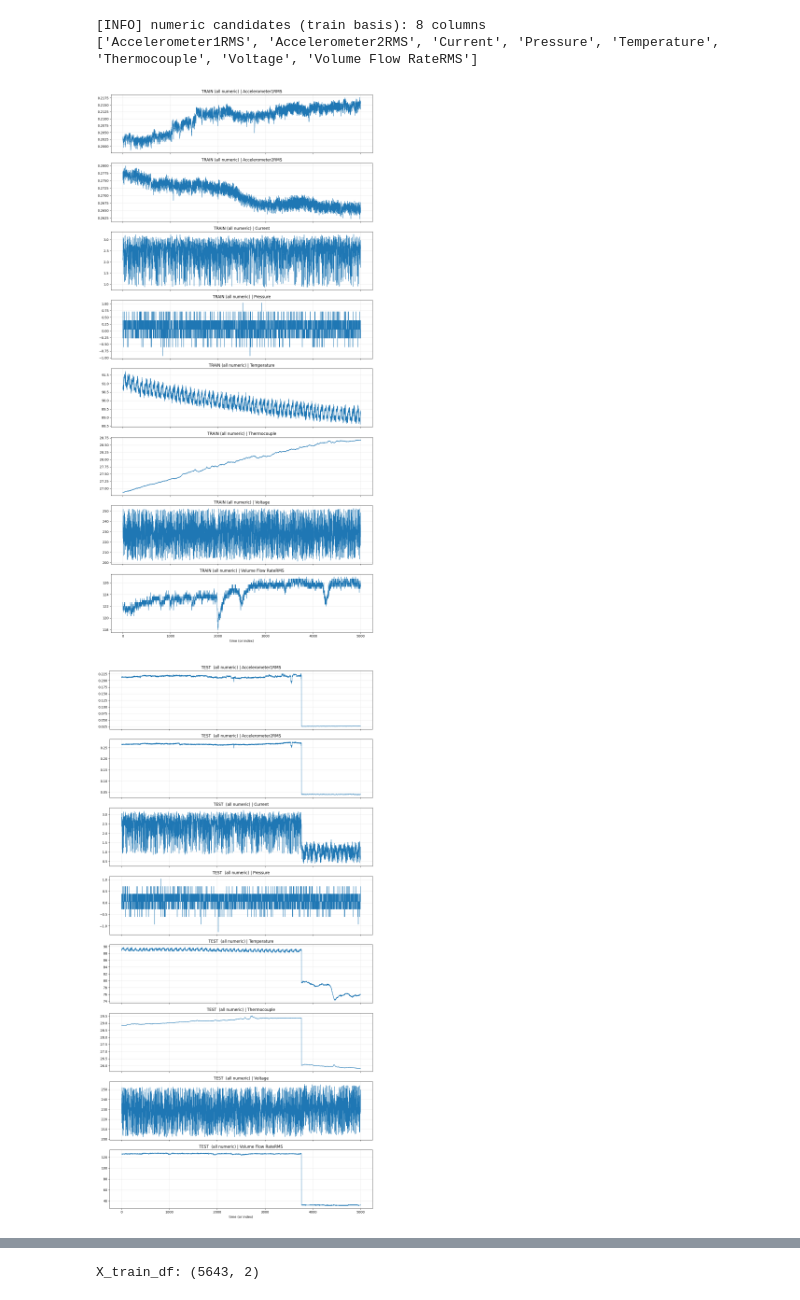
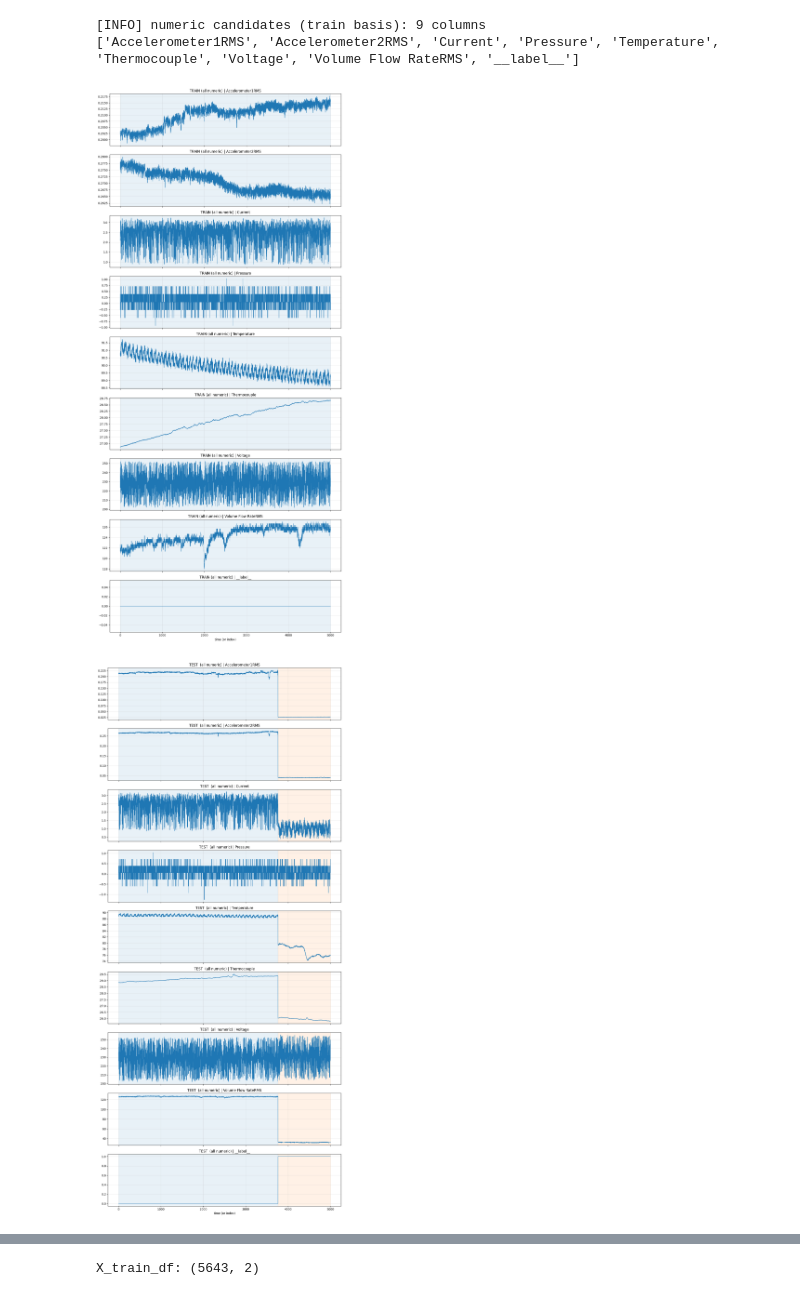
Before and after one commit to pal20010116/mystudy_alibi, a Jupyter notebook: notebooks/ドリフト検出/test_7_MMDのテンプレ.ipynb, the cells around one changed output, grey strips where cells are left out. Drawn from its saved outputs; the diff is of its cells as text; code cells hidden in the pictures.

```diff
--- a/notebooks/ドリフト検出/test_7_MMDのテンプレ.ipynb
+++ b/notebooks/ドリフト検出/test_7_MMDのテンプレ.ipynb
@@ -39,4 +163,18 @@ LABEL_COL = None                      # 例: "label"（複数ラベル可）。
 # %%
+
+# ============================================================
+# ① データの読み込み：ユーザー設定（このステップで必要なもの）
+# ============================================================
+TRAIN_INPUT = r".\\data\test_5\\SKAB\\X_train.csv"     # ファイル or フォルダ（直下の*.csv結合）
+TEST_INPUT  = r".\\data\test_5\\SKAB\\X_test.csv"      # ファイル or フォルダ（直下の*.csv結合）
+
+
+
+CSV_SEP = None                        # 指定したいなら "," ";" "\t" など
+ENC_CANDIDATES = ["utf-8-sig", "utf-8", "cp932", "shift_jis"]
+
+TIME_COL  = None                      # 例: "time" / "t" / "timestamp"。無いなら None
+LABEL_COL = '__label__'                      # 例: "label"（複数ラベル可）。無いなら None
 
 # ============================================================
 # ① 実装（読み込み関数は最小限）
@@ -103,7 +241,7 @@ PLOT_N = 5000
 
 # あなたが指定する（NoneでもOK）
 TIME_COL  = None      # 例: "time"   / 無ければ None
-LABEL_COL = None      # 例: "label"  / 無ければ None
+#LABEL_COL = None      # 例: "label"  / 無ければ None
 
 
 # ============================================================
@@ -156,37 +294,37 @@ def plot_timeseries_simple(df: pd.DataFrame,
             colors = plt.rcParams["axes.prop_cycle"].by_key().get("color", [])
             if len(colors) == 0:
                 colors = ["C0","C1","C2","C3","C4","C5","C6","C7","C8","C9"]
 
             uniq = pd.unique(y)
             color_map = {lab: colors[i % len(colors)] for i, lab in enumerate(uniq)}
 
             for i in range(len(bounds) - 1):
                 a, b = bounds[i], bounds[i + 1]
                 lab = y[a]
                 x0 = t[a]
                 x1 = t[b - 1] if (b - 1) < len(t) else t[-1]
                 ax.axvspan(x0, x1, alpha=0.10, color=color_map[lab])
 
     axes[-1].set_xlabel("time (or index)")
     plt.tight_layout()
     plt.show()
 
 
 # ============================================================
 # ② 実行：全数値列をプロット
 # ============================================================
 ALL_FEATURE_CANDIDATES = get_numeric_feature_candidates(df_train_raw)
 
 print(f"[INFO] numeric candidates (train basis): {len(ALL_FEATURE_CANDIDATES)} columns")
 print(ALL_FEATURE_CANDIDATES)
 
 plot_timeseries_simple(df_train_raw, ALL_FEATURE_CANDIDATES, title="TRAIN (all numeric)", time_col=TIME_COL, label_col=LABEL_COL, n=PLOT_N)
 plot_timeseries_simple(df_test_raw,  ALL_FEATURE_CANDIDATES, title="TEST  (all numeric)", time_col=TIME_COL, label_col=LABEL_COL, n=PLOT_N)
 # %% [output]
-[INFO] numeric candidates (train basis): 8 columns
-['Accelerometer1RMS', 'Accelerometer2RMS', 'Current', 'Pressure', 'Temperature', 'Thermocouple', 'Voltage', 'Volume Flow RateRMS']
+[INFO] numeric candidates (train basis): 9 columns
+['Accelerometer1RMS', 'Accelerometer2RMS', 'Current', 'Pressure', 'Temperature', 'Thermocouple', 'Voltage', 'Volume Flow RateRMS', '__label__']
-[figure, old version]
+[figure, new version]
-[figure, old version]
+[figure, new version]
 # %%
 
 # ============================================================
```
Also changed, not shown: parts of 10 cells of this notebook, 4 other files.
